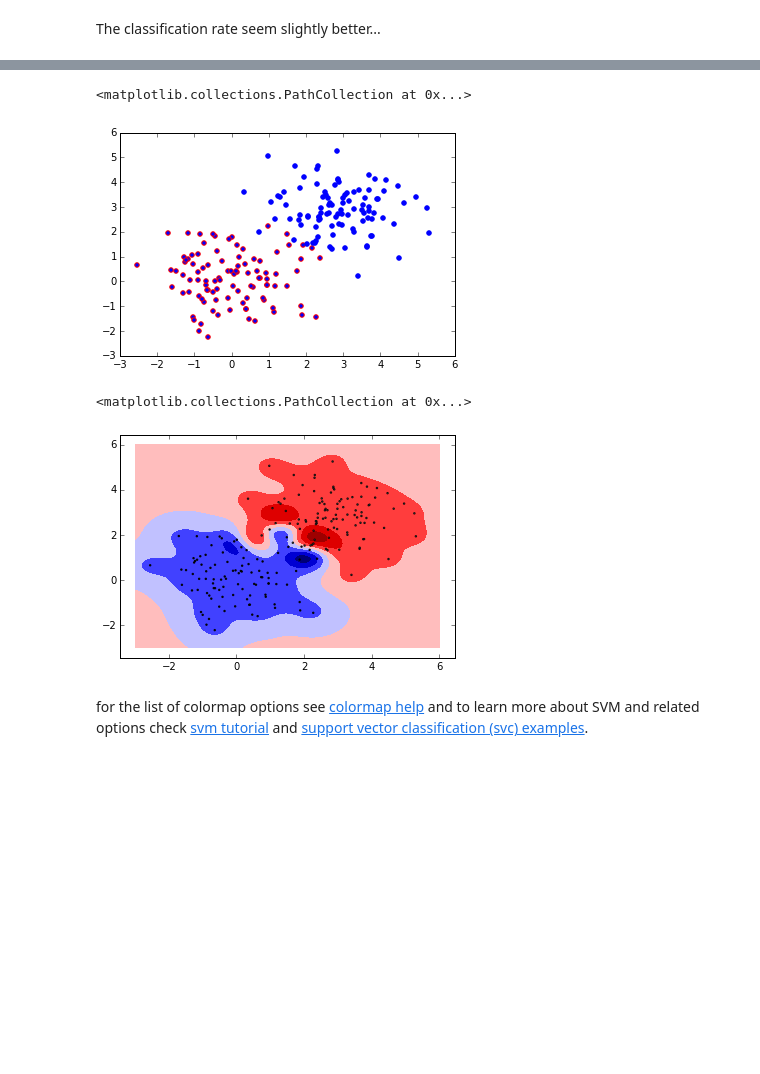
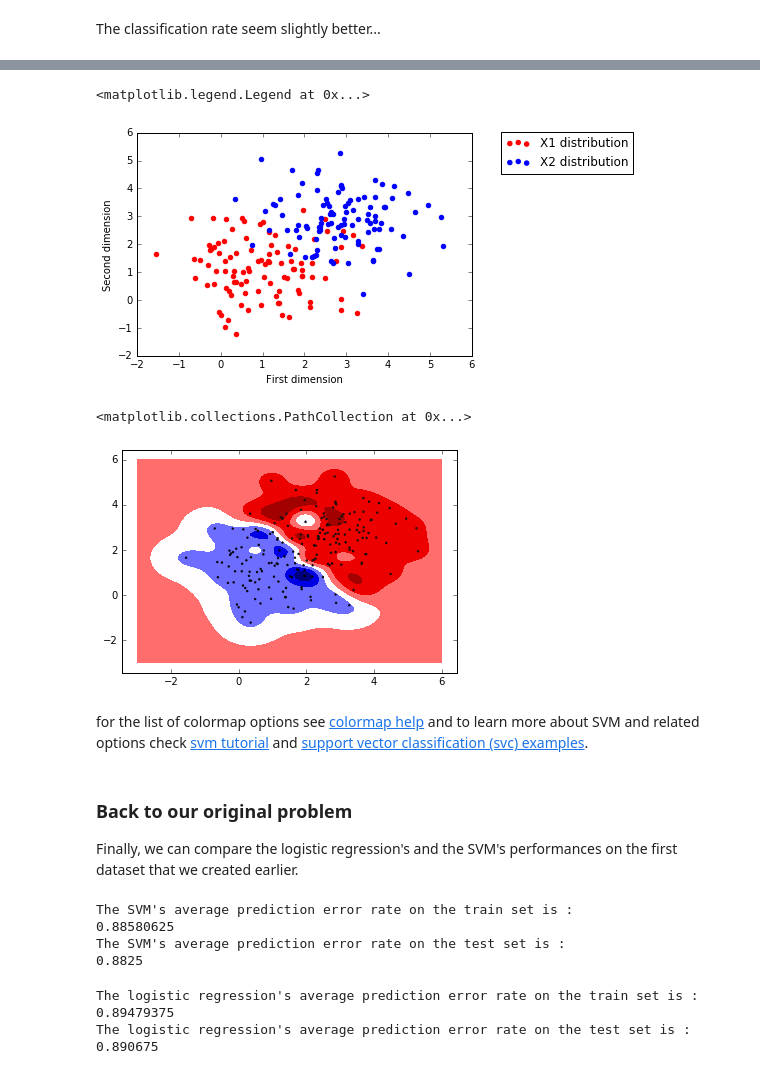
Before and after one commit to vahidpartovinia/pythonworkshop, a Jupyter notebook: jupyter/chapter03.ipynb, the cells around one changed output, grey strips where cells are left out. Saved outputs shown, nothing was run; the diff lists cells and outputs as text; code cells hidden in the pictures; blank space fills up the shorter version.

```diff
--- a/jupyter/chapter03.ipynb
+++ b/jupyter/chapter03.ipynb
@@ -271,21 +405,29 @@ precision(z_hat, z)
 # %%
+n=100
 np.random.seed(0)
-n=100
-X=np.vstack((np.random.multivariate_normal([0,0],[[1,0],[0,1]] ,n), np.random.multivariate_normal([3,3],[[1,0],[0,1]] ,n)))
+
+X=np.vstack((np.random.multivariate_normal([1,1],[[1,0],[0,1]] ,n), np.random.multivariate_normal([3,3],[[1,0],[0,1]] ,n)))
 Y =np.array([0] * n + [1] * n)
 index=(Y==0)
-plt.scatter(X[index,0], X[index,1], edgecolors="r")
-plt.scatter(X[~index,0], X[~index,1], edgecolors="b")
+
+plt.scatter(X[index,0], X[index,1], color="r", label='X1 distribution')
+plt.scatter(X[~index,0], X[~index,1], color="b", label='X2 distribution')
+
+plt.xlabel('First dimension')
+plt.ylabel('Second dimension')
+plt.legend(bbox_to_anchor=(1.5, 1.03))
 # %% [output]
-<matplotlib.collections.PathCollection at 0x...>
+<matplotlib.legend.Legend at 0x...>
-[figure, old version]
+[figure, new version]
 # %%
-clf = svm.SVC(kernel="rbf", gamma=2 ,C=10)
-clf.fit(X, Y)
+from sklearn import svm
+
+clf = svm.SVC(kernel="rbf", gamma=2 ,C=10).fit(X,Y)
+
 Z=clf.predict(X)
 index=(Z==0)
-plt.scatter(X[index,0], X[index,1], edgecolors="r")
-plt.scatter(X[~index,0], X[~index,1], edgecolors="b")
+plt.scatter(X[index,0], X[index,1], edgecolors="b")
+plt.scatter(X[~index,0], X[~index,1], edgecolors="r")
 xx, yy = np.meshgrid(np.linspace(-3, 6, 500), np.linspace(-3, 6, 500))
 
 Z = clf.decision_function(np.c_[xx.ravel(), yy.ravel()])
@@ -295,6 +437,48 @@ plt.contourf(xx, yy, Z, alpha=1, cmap=plt.cm.seismic)
 plt.scatter(X[:, 0], X[:, 1], c=Y, s=2, alpha=0.9, cmap=plt.cm.spectral)
 # %% [output]
 <matplotlib.collections.PathCollection at 0x...>
-[figure, old version]
+[figure, new version]
 # %% [markdown]
 for the list of colormap options see [colormap help](http://matplotlib.org/users/colormaps.html) and to learn more about SVM and related options check [svm tutorial](http://scikit-learn.org/stable/modules/svm.html) and [support vector classification (svc) examples](http://scikit-learn.org/stable/modules/generated/sklearn.svm.SVC.html#sklearn.svm.SVC).
+# %% [markdown]
+### Back to our original problem
+
+Finally, we can compare the logistic regression's and the SVM's performances on the first dataset that we created earlier.
+# %%
+#Number of iterations
+n=1000
+
+score_train_vec_svm = np.zeros(n)
+score_valid_vec_svm = np.zeros(n)
+
+#Loop of iterations
+for k in  np.arange(n):
+    x_train, x_valid, z_train, z_valid = train_test_split(x_tr, z, test_size=0.2, random_state=k)
+
+    #Command for the SVM
+    clf = svm.SVC(kernel='rbf', C=.1, gamma=3.2).fit(x_train[:, np.newaxis], z_train)
+
+    score_train_vec_svm[k] = clf.score(x_train[:, np.newaxis], z_train)
+    score_valid_vec_svm[k] = clf.score(x_valid[:, np.newaxis], z_valid)
+
+print("The SVM's average prediction error rate on the train set is : ")
+print(np.mean(score_train_vec_svm))
+
+print("The SVM's average prediction error rate on the test set is : ")
+print(np.mean(score_valid_vec_svm))
+# %% [output]
+The SVM's average prediction error rate on the train set is :
+0.88580625
+The SVM's average prediction error rate on the test set is :
+0.8825
+# %%
+print("The logistic regression's average prediction error rate on the train set is : ")
+print(np.mean(score_train_vec_log))
+
+print("The logistic regression's average prediction error rate on the test set is : ")
+print(np.mean(score_valid_vec_log))
+# %% [output]
+The logistic regression's average prediction error rate on the train set is :
+0.89479375
+The logistic regression's average prediction error rate on the test set is :
+0.890675
```
Also changed, not shown: parts of 38 cells of this notebook, 10 other files.
